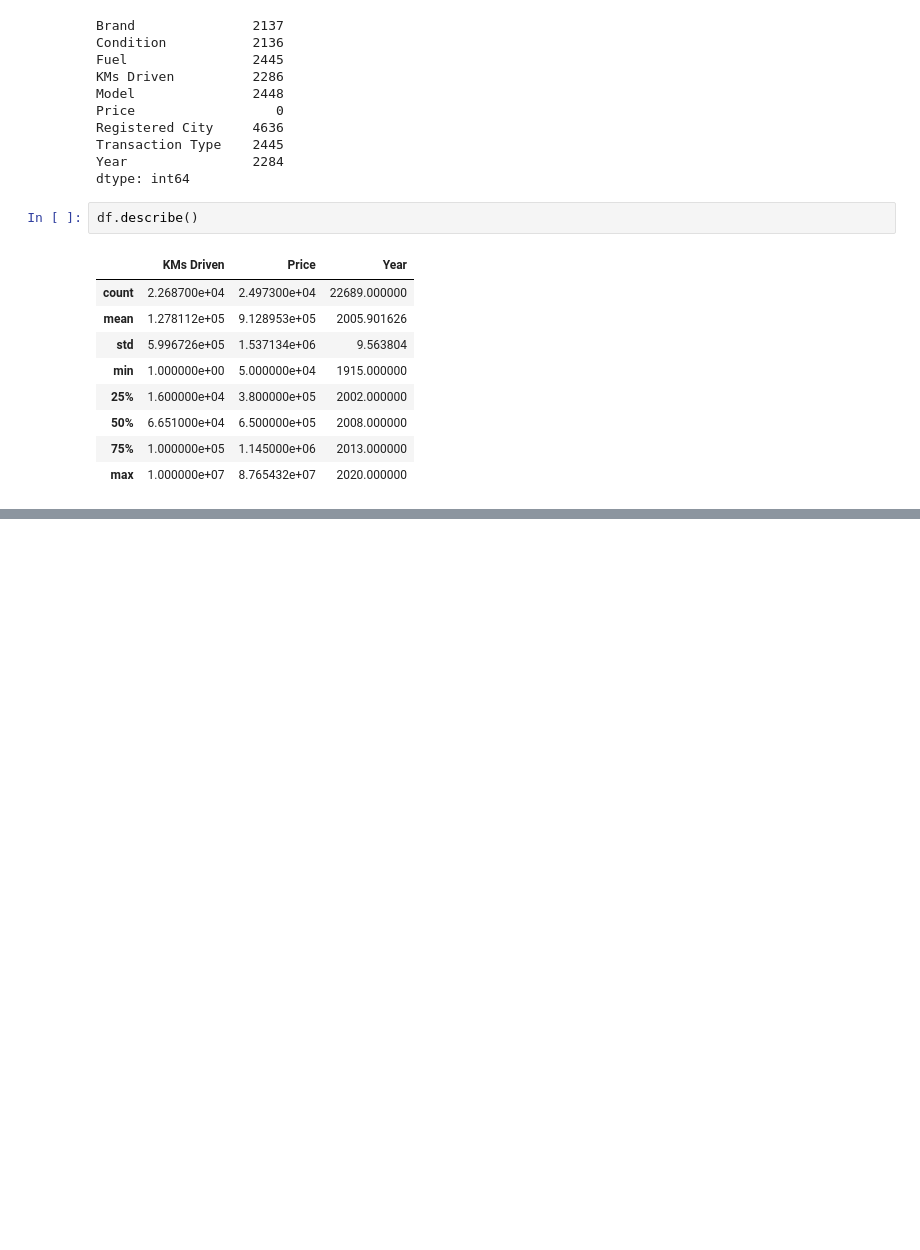
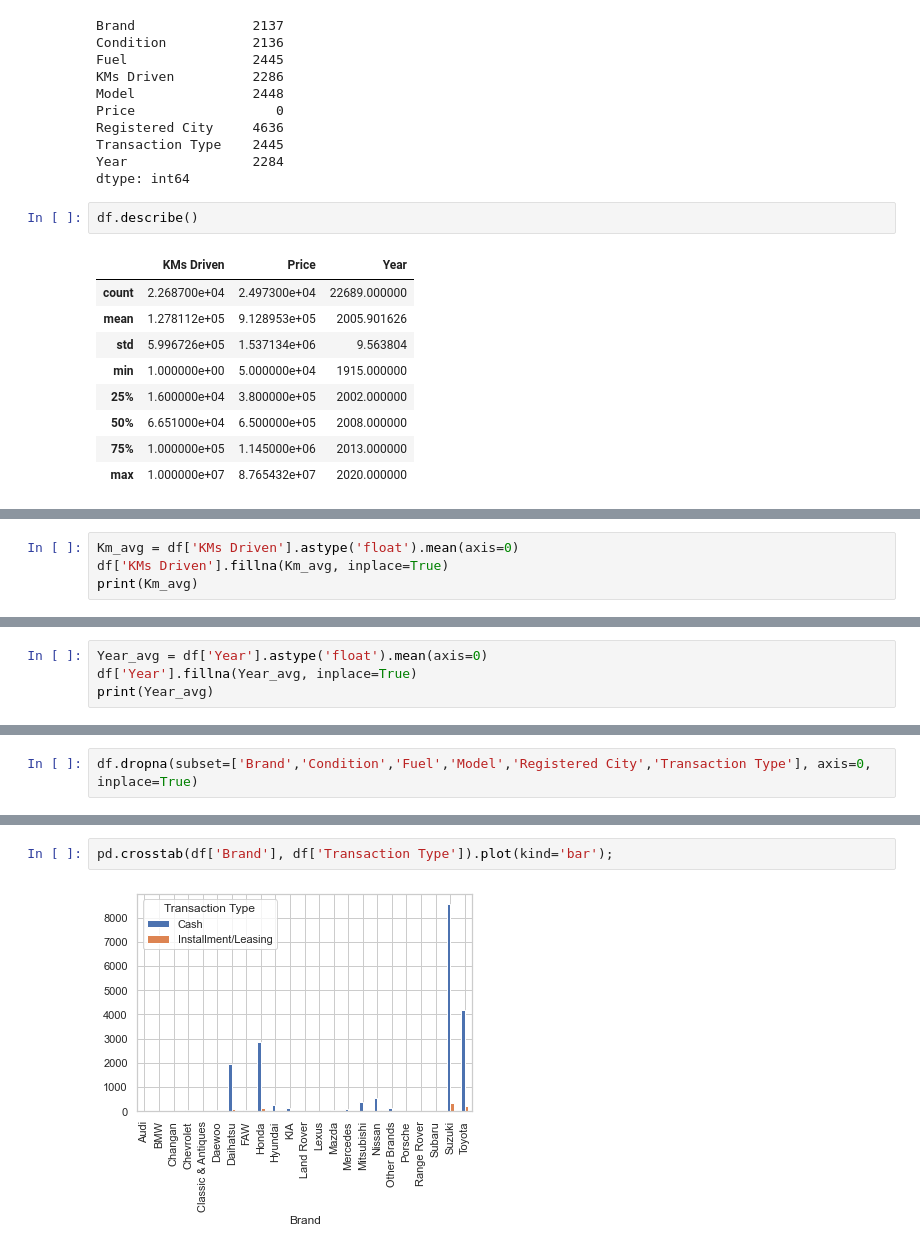
Before and after one commit to fskhan00/Used_Cars, a Jupyter notebook: Used Cars Analysis.ipynb, the cells around one changed output, grey strips where cells are left out. Cells and saved outputs as stored; diff of their text form; blank space fills up the shorter version.

Commit message:
added visualization

```diff
--- a/Used Cars Analysis.ipynb
+++ b/Used Cars Analysis.ipynb
@@ -104,0 +105,4 @@ df
+# %%
+Km_avg = df['KMs Driven'].astype('float').mean(axis=0)
+df['KMs Driven'].fillna(Km_avg, inplace=True)
+print(Km_avg)
@@ -104,0 +111,4 @@ df
+# %%
+Year_avg = df['Year'].astype('float').mean(axis=0)
+df['Year'].fillna(Year_avg, inplace=True)
+print(Year_avg)
@@ -104,0 +117,2 @@ df
+# %%
+df.dropna(subset=['Brand','Condition','Fuel','Model','Registered City','Transaction Type'], axis=0, inplace=True)
@@ -104,0 +149,4 @@ df
+# %%
+pd.crosstab(df['Brand'], df['Transaction Type']).plot(kind='bar');
+# %% [output]
+[figure, added]
```
Also changed, not shown: parts of 7 cells of this notebook.
